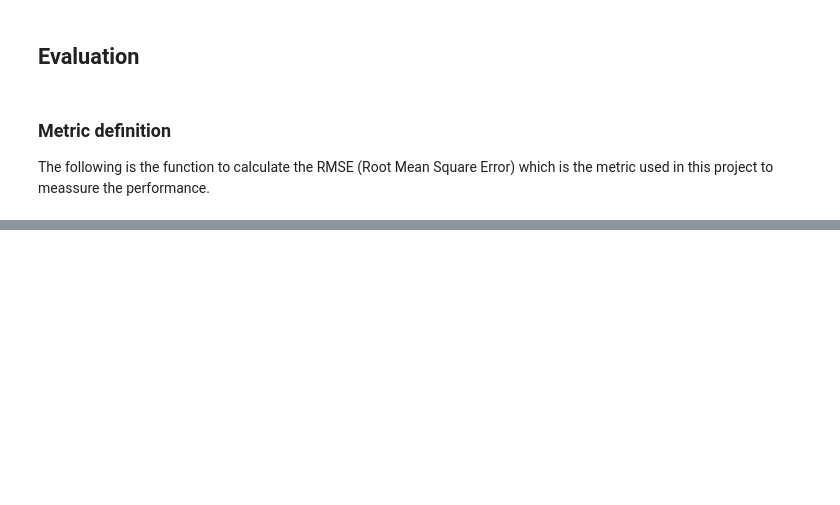
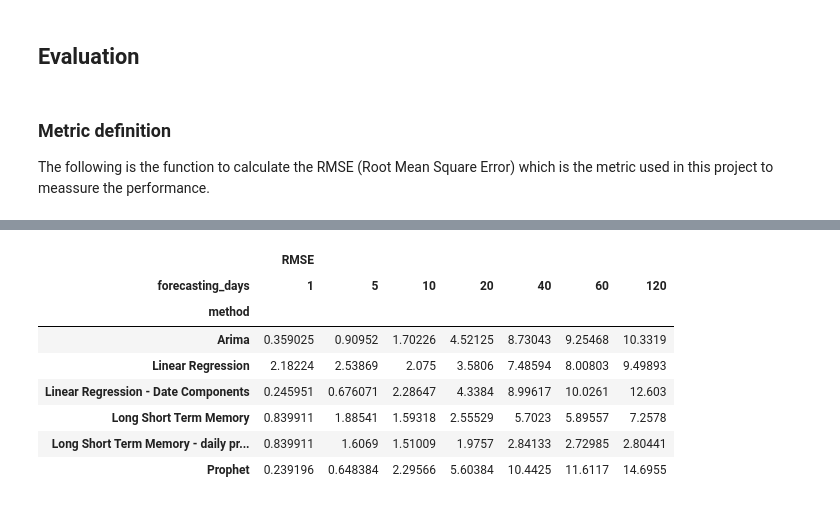
Before and after one commit to egar-garcia/machine-learning-engineer-nanodegree-capstone, a Jupyter notebook: StockForecasting.ipynb, the cells around one changed output, grey strips where cells are left out. Cells and saved outputs as stored; diff of their text form; code cells hidden in the pictures; blank space fills up the shorter version.

```diff
--- a/StockForecasting.ipynb
+++ b/StockForecasting.ipynb
@@ -1455,0 +1641,12 @@ imgkit.from_string(html, 'poc.png')
+# %%
+create_rmse_report(results)
+# %% [output]
+|  | RMSE |  |  |  |  |  |  |
+| forecasting_days | 1 | 5 | 10 | 20 | 40 | 60 | 120 |
+| method |  |  |  |  |  |  |  |
+| Arima | 0.359025 | 0.90952 | 1.70226 | 4.52125 | 8.73043 | 9.25468 | 10.3319 |
+| Linear Regression | 2.18224 | 2.53869 | 2.075 | 3.5806 | 7.48594 | 8.00803 | 9.49893 |
+| Linear Regression - Date Components | 0.245951 | 0.676071 | 2.28647 | 4.3384 | 8.99617 | 10.0261 | 12.603 |
+| Long Short Term Memory | 0.839911 | 1.88541 | 1.59318 | 2.55529 | 5.7023 | 5.89557 | 7.2578 |
+| Long Short Term Memory - daily pr... | 0.839911 | 1.6069 | 1.51009 | 1.9757 | 2.84133 | 2.72985 | 2.80441 |
+| Prophet | 0.239196 | 0.648384 | 2.29566 | 5.60384 | 10.4425 | 11.6117 | 14.6955 |
```
Also changed, not shown: parts of 40 cells of this notebook, 4 other files.
